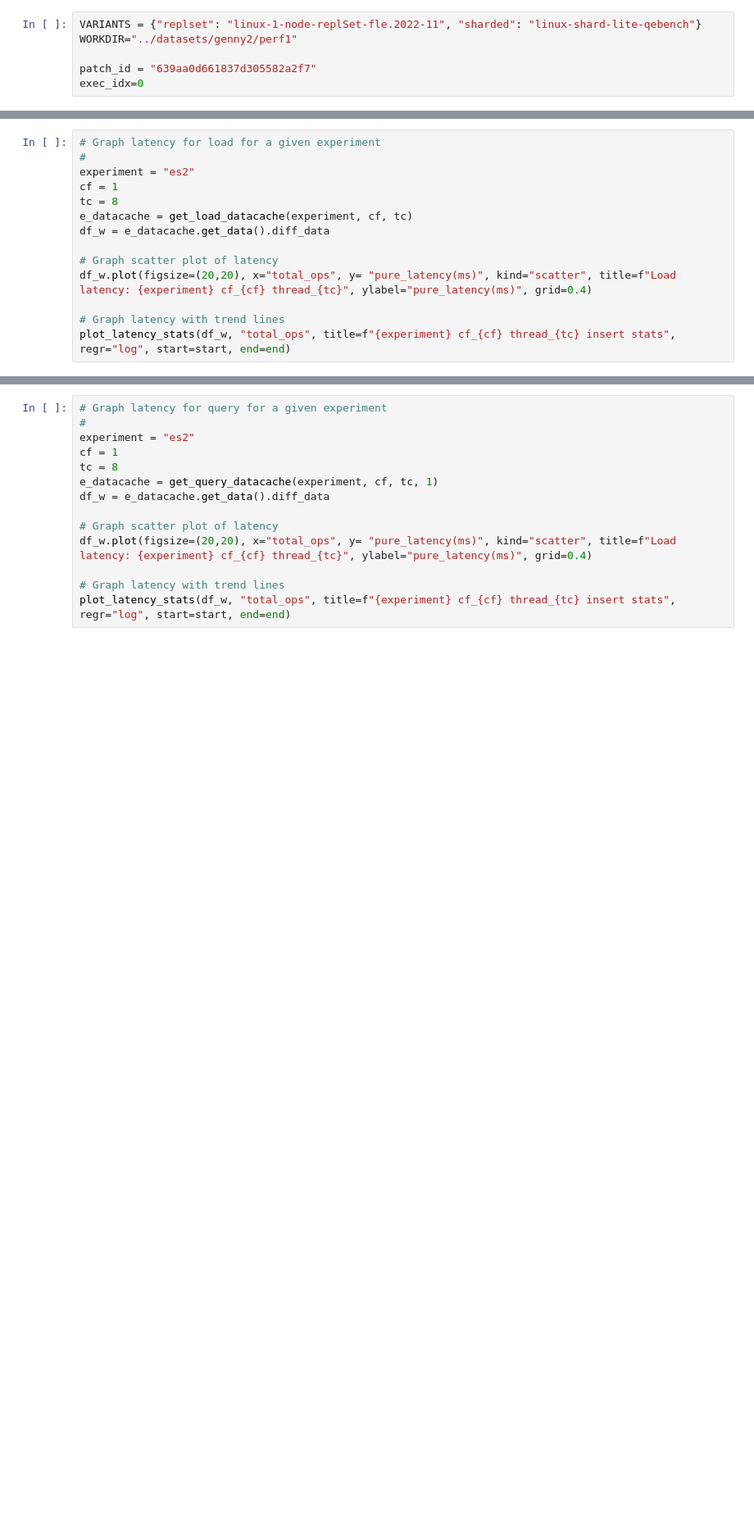
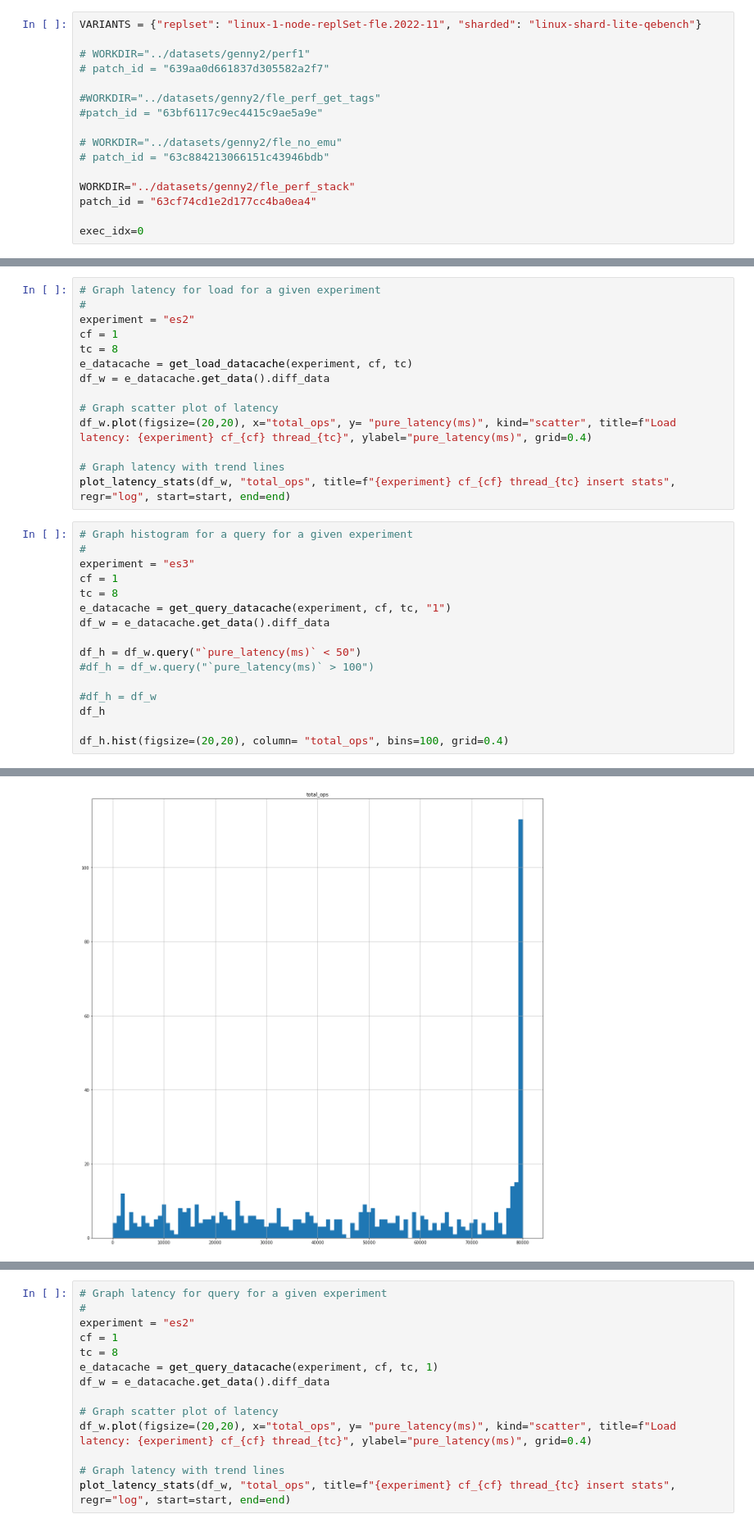
Before and after one commit to spencerjackson/perf_tooling, a Jupyter notebook: notebooks/es_analysis.ipynb, the cells around one changed output, grey strips where cells are left out. Shown at 82% size. Saved outputs shown, nothing was run; the diff lists cells and outputs as text; blank space fills up the shorter version.

```diff
--- a/notebooks/es_analysis.ipynb
+++ b/notebooks/es_analysis.ipynb
@@ -18,9 +18,19 @@ from perf_tools.analysis import make_differential_frame, get_data, get_summary_s
 from perf_tools.analysis import check_are_close, make_latency_plot, plot_latency_stats
 # %%
 VARIANTS = {"replset": "linux-1-node-replSet-fle.2022-11", "sharded": "linux-shard-lite-qebench"}
-WORKDIR="../datasets/genny2/perf1"
 
-patch_id = "639aa0d661837d305582a2f7"
+# WORKDIR="../datasets/genny2/perf1"
+# patch_id = "639aa0d661837d305582a2f7"
+
+#WORKDIR="../datasets/genny2/fle_perf_get_tags"
+#patch_id = "63bf6117c9ec4415c9ae5a9e"
+
+# WORKDIR="../datasets/genny2/fle_no_emu"
+# patch_id = "63c884213066151c43946bdb"
+
+WORKDIR="../datasets/genny2/fle_perf_stack"
+patch_id = "63cf74cd1e2d177cc4ba0ea4"
+
 exec_idx=0
 # %%
 
@@ -279,3 +303,20 @@ df_w.plot(figsize=(20,20), x="total_ops", y= "pure_latency(ms)", kind="scatter",
 
 # Graph latency with trend lines
 plot_latency_stats(df_w, "total_ops", title=f"{experiment} cf_{cf} thread_{tc} insert stats", regr="log", start=start, end=end)
+# %%
+# Graph histogram for a query for a given experiment
+#
+experiment = "es3"
+cf = 1
+tc = 8
+e_datacache = get_query_datacache(experiment, cf, tc, "1")
+df_w = e_datacache.get_data().diff_data
+
+df_h = df_w.query("`pure_latency(ms)` < 50")
+#df_h = df_w.query("`pure_latency(ms)` > 100")
+
+#df_h = df_w
+df_h
+
+df_h.hist(figsize=(20,20), column= "total_ops", bins=100, grid=0.4)
+# %% [output]
@@ -281,0 +324 @@ plot_latency_stats(df_w, "total_ops", title=f"{experiment} cf_{cf} thread_{tc} i
+[figure, added]
```
Also changed, not shown: parts of 4 cells of this notebook, 6 other files.
